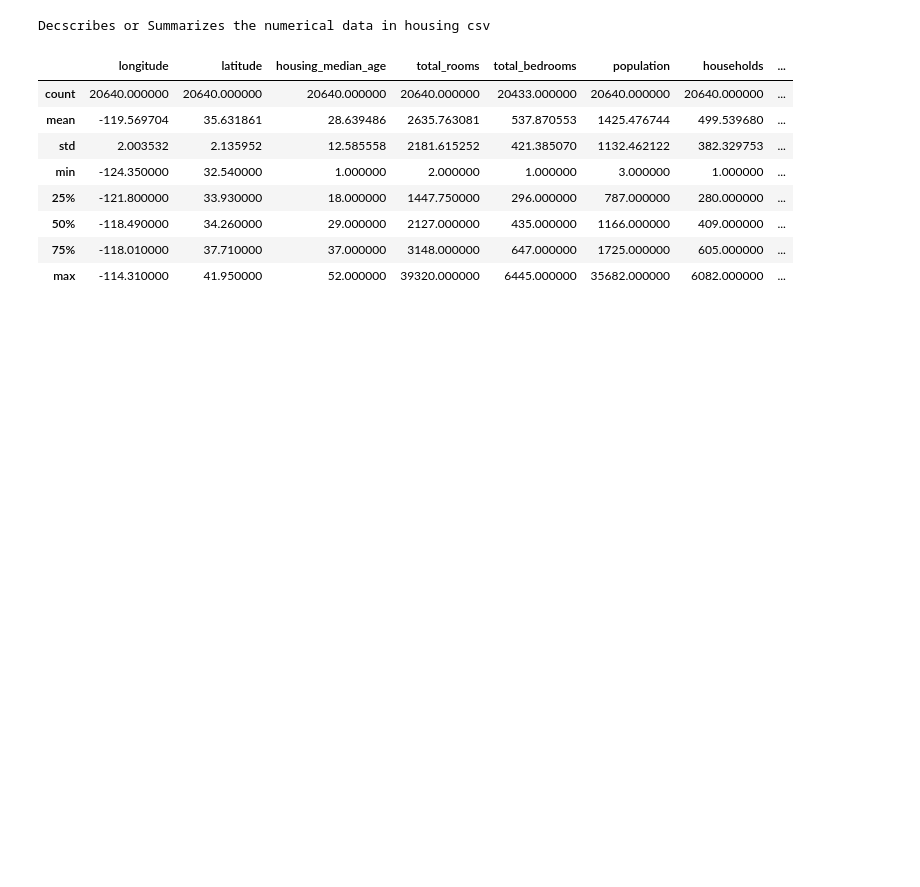
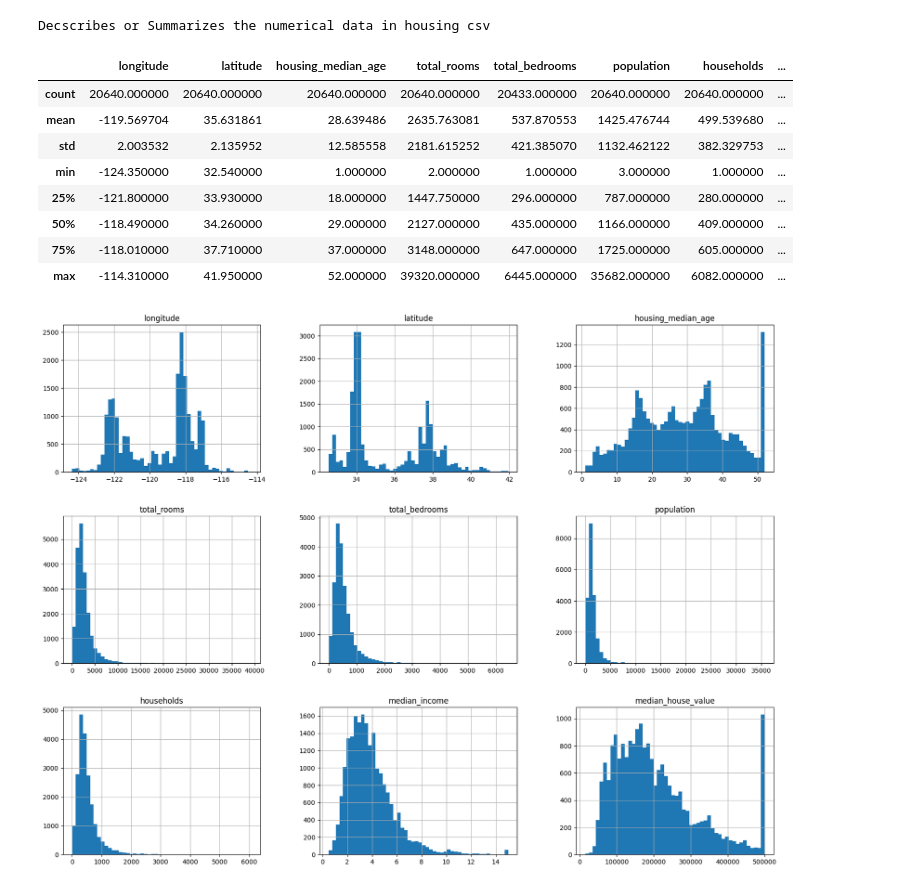
Before and after one commit to maazmarwat1318/ML-Book-Hand-on-machine-Leanring, a Jupyter notebook: 02 - A ML Project/project.ipynb, the cells around one changed output. Saved outputs shown, nothing was run; the diff lists cells and outputs as text; code cells hidden in the pictures; blank space fills up the shorter version.

```diff
--- a/02 - A ML Project/project.ipynb
+++ b/02 - A ML Project/project.ipynb
@@ -101,3 +100,9 @@ Decscribes or Summarizes the numerical data in housing csv
 | 50% | -118.490000 | 34.260000 | 29.000000 | 2127.000000 | 435.000000 | 1166.000000 | 409.000000 | ... |
 | 75% | -118.010000 | 37.710000 | 37.000000 | 3148.000000 | 647.000000 | 1725.000000 | 605.000000 | ... |
 | max | -114.310000 | 41.950000 | 52.000000 | 39320.000000 | 6445.000000 | 35682.000000 | 6082.000000 | ... |
+# %%
+import matplotlib.pyplot as plt
+housing.hist(bins=50, figsize=(20, 15))
+plt.show()
+# %% [output]
+[figure, added]
```
Also changed, not shown: parts of 11 cells of this notebook.
